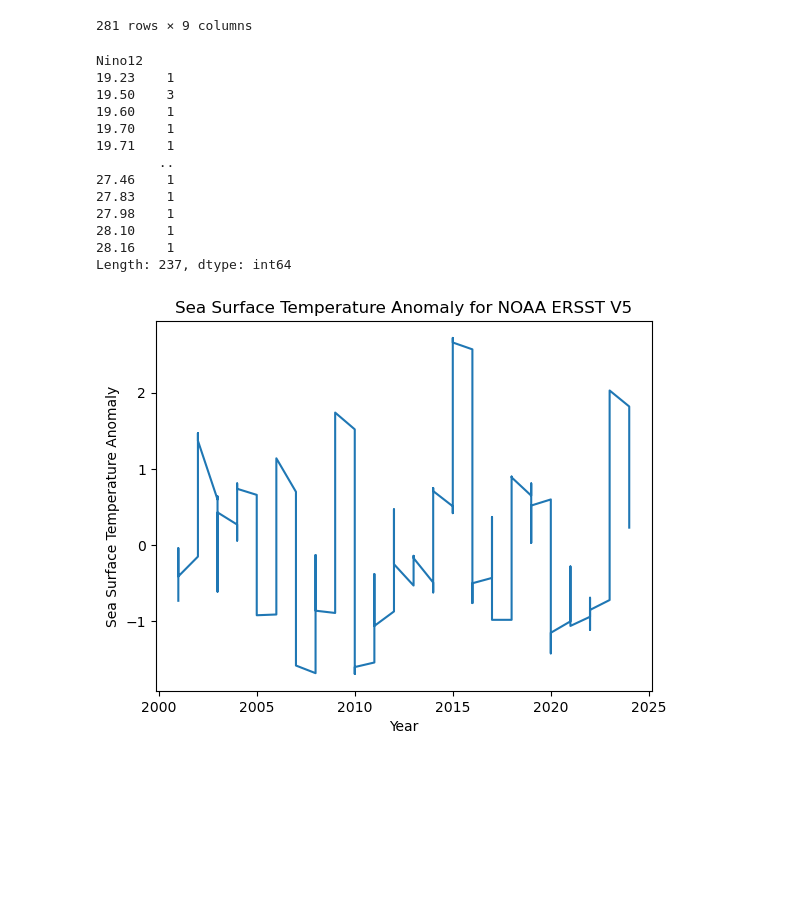
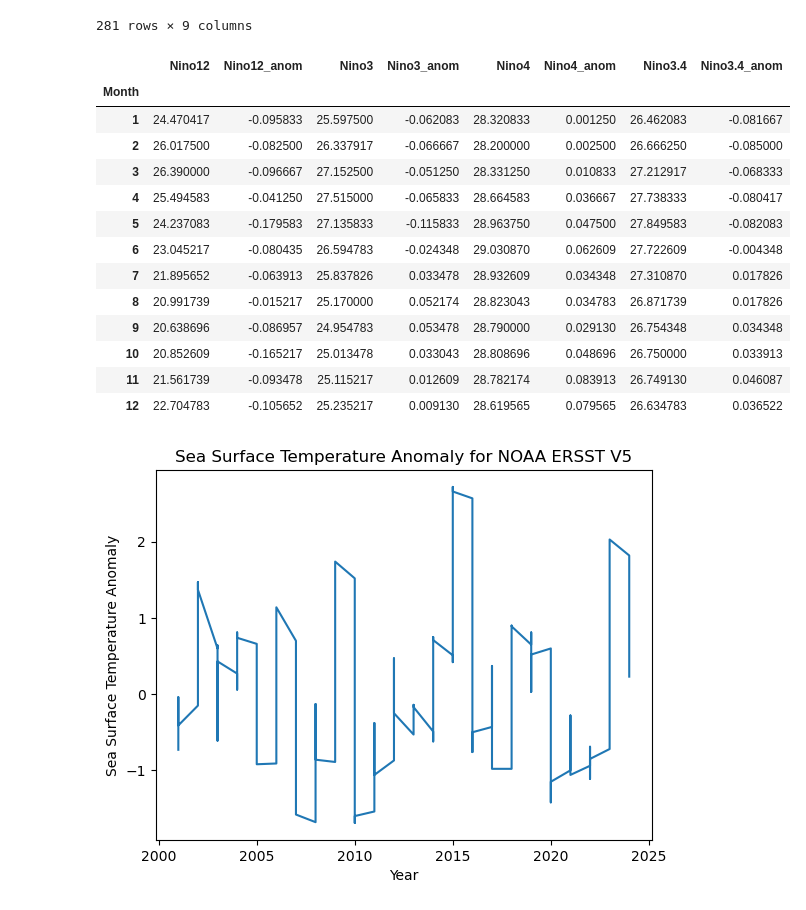
Before and after one commit to jwill96/clim680_project, a Jupyter notebook: CLIM 680_project.ipynb, the cells around one changed output. Cells and saved outputs as stored; diff of their text form; code cells hidden in the pictures; blank space fills up the shorter version.

```diff
--- a/CLIM 680_project.ipynb
+++ b/CLIM 680_project.ipynb
@@ -56,21 +56,23 @@ ds
 | 2024 | 5 | 23.25 | -1.17 | 27.06 | -0.19 | 29.70 | 0.79 | 28.16 | 0.23 |
 281 rows × 9 columns
 # %%
-ds.groupby("Nino12").size()
+# Calculate the mean for each column and group by each month
+ds.groupby('Month').mean()
 # %% [output]
-Nino12
-19.23    1
-19.50    3
-19.60    1
-19.70    1
-19.71    1
-        ..
-27.46    1
-27.83    1
-27.98    1
-28.10    1
-28.16    1
-Length: 237, dtype: int64
+|  | Nino12 | Nino12_anom | Nino3 | Nino3_anom | Nino4 | Nino4_anom | Nino3.4 | Nino3.4_anom |
+| Month |  |  |  |  |  |  |  |  |
+| 1 | 24.470417 | -0.095833 | 25.597500 | -0.062083 | 28.320833 | 0.001250 | 26.462083 | -0.081667 |
+| 2 | 26.017500 | -0.082500 | 26.337917 | -0.066667 | 28.200000 | 0.002500 | 26.666250 | -0.085000 |
+| 3 | 26.390000 | -0.096667 | 27.152500 | -0.051250 | 28.331250 | 0.010833 | 27.212917 | -0.068333 |
+| 4 | 25.494583 | -0.041250 | 27.515000 | -0.065833 | 28.664583 | 0.036667 | 27.738333 | -0.080417 |
+| 5 | 24.237083 | -0.179583 | 27.135833 | -0.115833 | 28.963750 | 0.047500 | 27.849583 | -0.082083 |
+| 6 | 23.045217 | -0.080435 | 26.594783 | -0.024348 | 29.030870 | 0.062609 | 27.722609 | -0.004348 |
+| 7 | 21.895652 | -0.063913 | 25.837826 | 0.033478 | 28.932609 | 0.034348 | 27.310870 | 0.017826 |
+| 8 | 20.991739 | -0.015217 | 25.170000 | 0.052174 | 28.823043 | 0.034783 | 26.871739 | 0.017826 |
+| 9 | 20.638696 | -0.086957 | 24.954783 | 0.053478 | 28.790000 | 0.029130 | 26.754348 | 0.034348 |
+| 10 | 20.852609 | -0.165217 | 25.013478 | 0.033043 | 28.808696 | 0.048696 | 26.750000 | 0.033913 |
+| 11 | 21.561739 | -0.093478 | 25.115217 | 0.012609 | 28.782174 | 0.083913 | 26.749130 | 0.046087 |
+| 12 | 22.704783 | -0.105652 | 25.235217 | 0.009130 | 28.619565 | 0.079565 | 26.634783 | 0.036522 |
 # %%
 ds['Nino3.4_anom'].plot()
 plt.ylabel('Sea Surface Temperature Anomaly')
```
Also changed, not shown: parts of 8 cells of this notebook.
